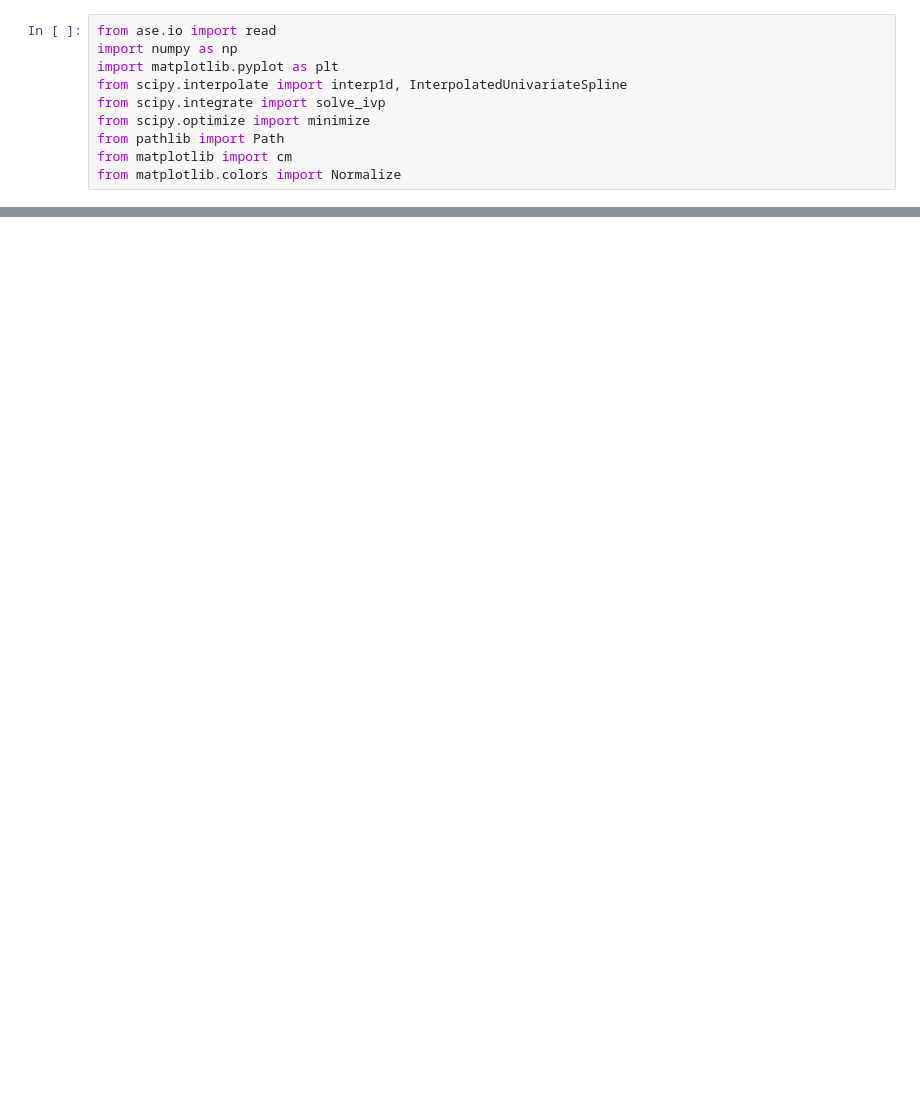
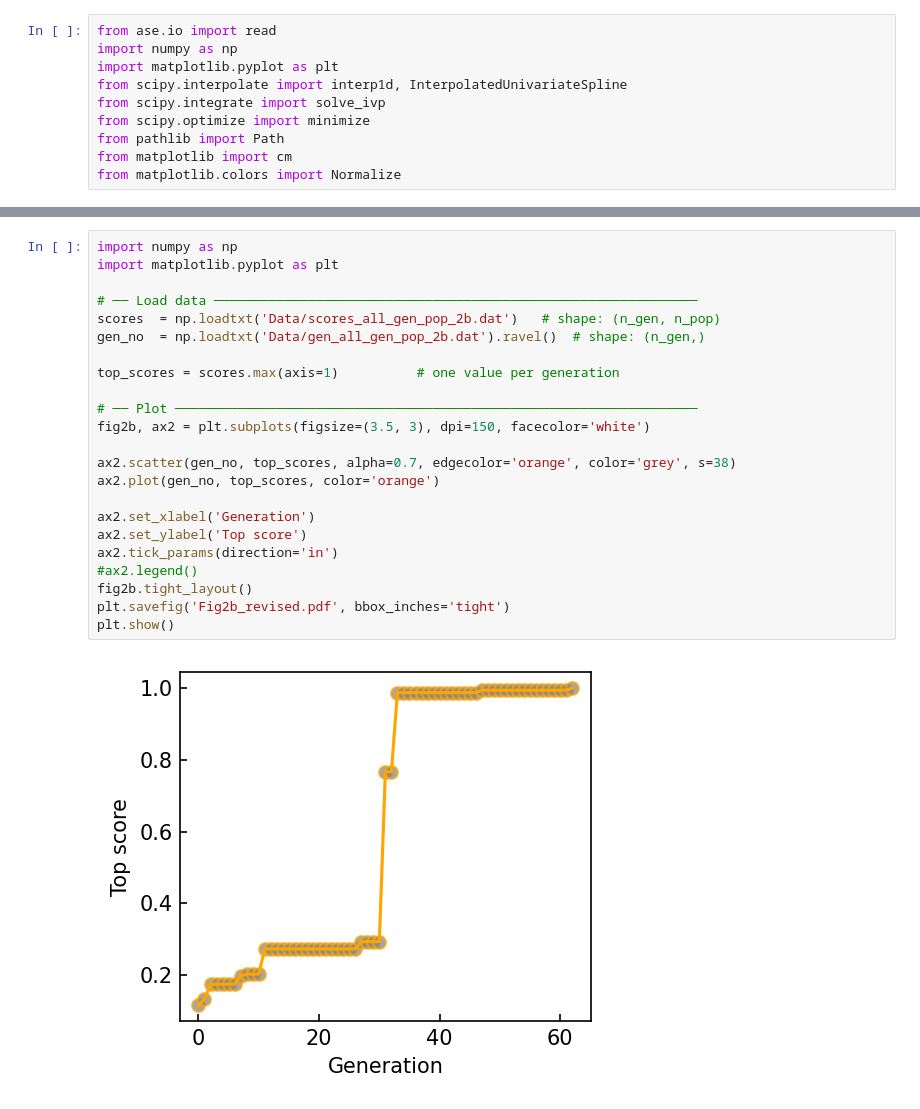
Before and after one commit to Sraddha-Agrawal/L2S, a Jupyter notebook: Final_figs_plots/Final_figs/Fig2/Fig2_plots.ipynb, the cells around one changed output, grey strips where cells are left out. Cells and saved outputs as stored; diff of their text form; blank space fills up the shorter version.

```diff
--- a/Final_figs_plots/Final_figs/Fig2/Fig2_plots.ipynb
+++ b/Final_figs_plots/Final_figs/Fig2/Fig2_plots.ipynb
@@ -37 +36,26 @@ ax2.tick_params(direction='in')
+# %%
+import numpy as np
+import matplotlib.pyplot as plt
+
+# ── Load data ──────────────────────────────────────────────────────────────
+scores  = np.loadtxt('Data/scores_all_gen_pop_2b.dat')   # shape: (n_gen, n_pop)
+gen_no  = np.loadtxt('Data/gen_all_gen_pop_2b.dat').ravel()  # shape: (n_gen,)
+
+top_scores = scores.max(axis=1)          # one value per generation
+
+# ── Plot ───────────────────────────────────────────────────────────────────
+fig2b, ax2 = plt.subplots(figsize=(3.5, 3), dpi=150, facecolor='white')
+
+ax2.scatter(gen_no, top_scores, alpha=0.7, edgecolor='orange', color='grey', s=38)
+ax2.plot(gen_no, top_scores, color='orange')
+
+ax2.set_xlabel('Generation')
+ax2.set_ylabel('Top score')
+ax2.tick_params(direction='in')
+#ax2.legend()
+fig2b.tight_layout()
+plt.savefig('Fig2b_revised.pdf', bbox_inches='tight')
+plt.show()
+# %% [output]
+[figure, added]
 # %%
```
Also changed, not shown: parts of 3 cells of this notebook, 27 other files.
